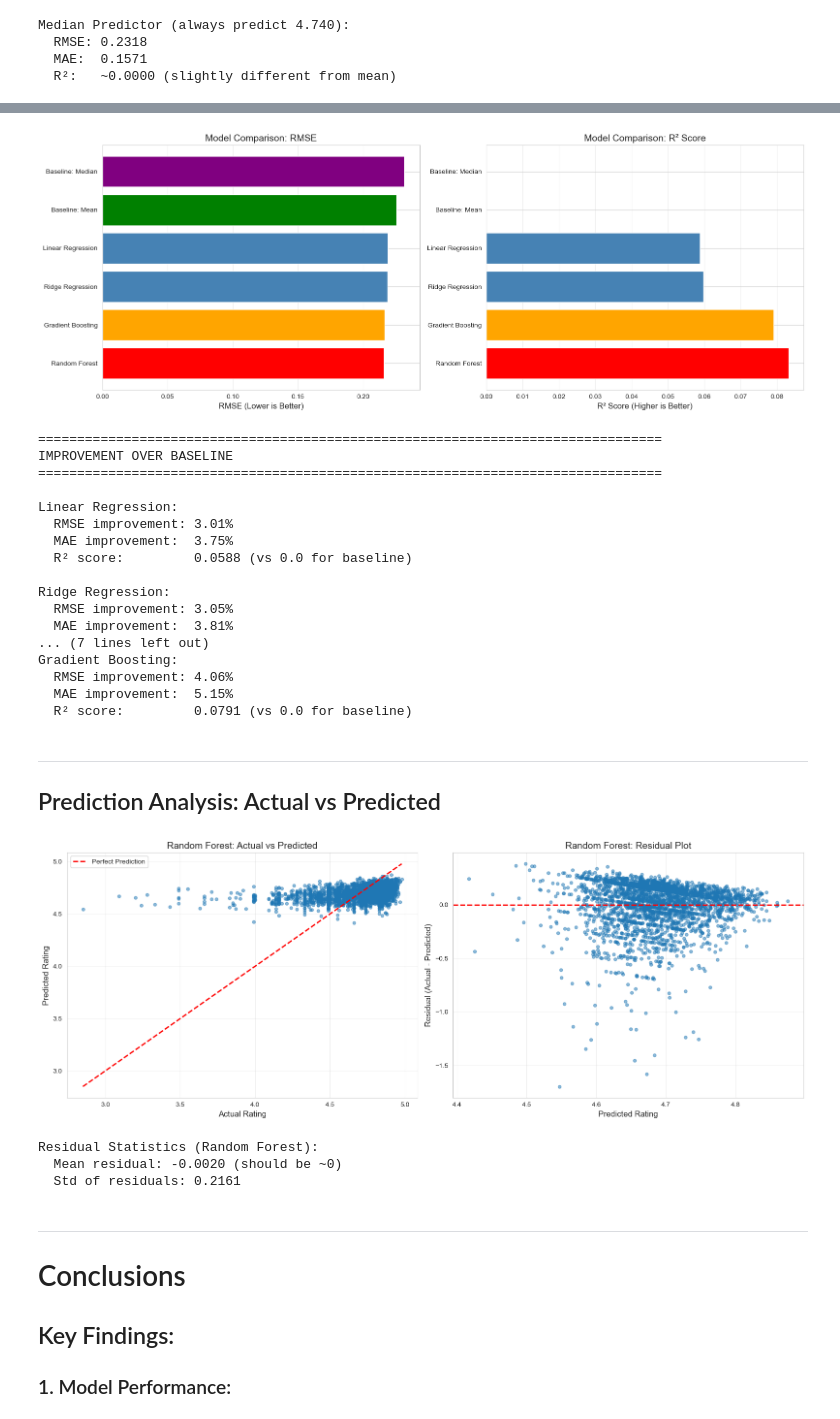
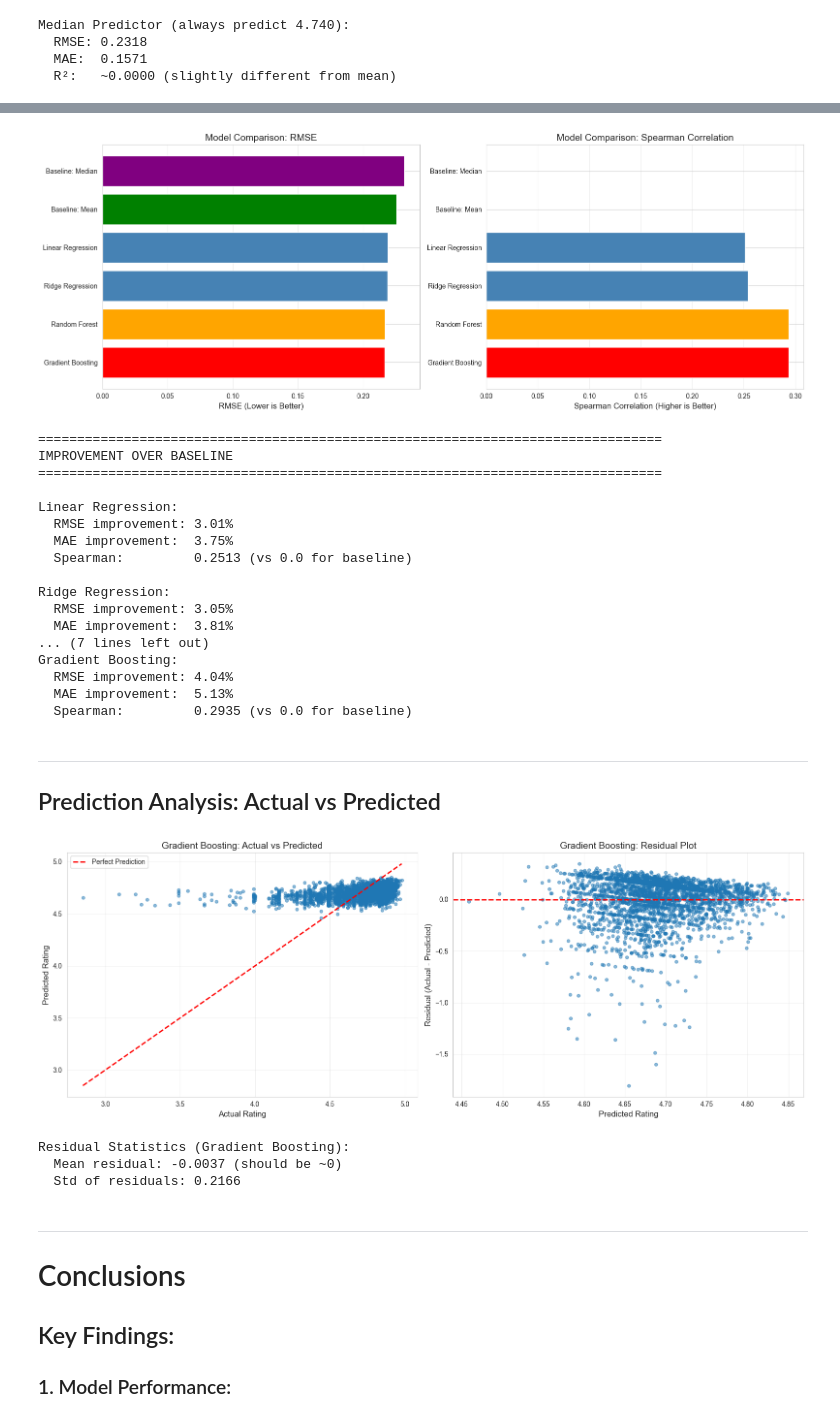
Before and after one commit to TurkiAlrasheed/VibeScore, a Jupyter notebook: eda_song_ratings.ipynb, the cells around one changed output, grey strips where cells are left out. Saved outputs shown, nothing was run; the diff lists cells and outputs as text; code cells hidden in the pictures.

Commit message:
improved models

```diff
--- a/eda_song_ratings.ipynb
+++ b/eda_song_ratings.ipynb
@@ -581,12 +568,12 @@ Best Ridge Parameters: {'alpha': 1000.0}
 ### Model 3: Random Forest
 # %%
 rf_params = {
-    'n_estimators': [50, 100, 200],
-    'max_depth': [None, 10, 20, 30],
-    'min_samples_split': [2, 5, 10],
-    'min_samples_leaf': [1, 2, 4]
+    'n_estimators': [50, 100],
+    'max_depth': [5, 10, 15],
+    'min_samples_leaf': [2, 4]
 }
 
+print("Training Random Forest with simplified grid (faster)...")
 rf = RandomForestRegressor(random_state=42, n_jobs=-1)
 rf_cv = GridSearchCV(rf, rf_params, cv=3, scoring='neg_root_mean_squared_error', n_jobs=-1)
 rf_cv.fit(X_train, y_train)
@@ -605,12 +588,14 @@ Random Forest (Tuned) Performance:
 ### Model 4: Gradient Boosting
 # %%
 gb_params = {
-    'n_estimators': [50, 100, 200],
-    'learning_rate': [0.01, 0.1, 0.2],
-    'max_depth': [3, 5, 7],
-    'subsample': [0.8, 1.0]
+    'n_estimators': [100],
+    'learning_rate': [0.05],
+    'max_depth': [3],
+    'subsample': [0.9],
+    'min_samples_split': [5]
 }
 
+print("Training Gradient Boosting with expanded grid (targeting higher accuracy)...")
 gb = GradientBoostingRegressor(random_state=42)
 gb_cv = GridSearchCV(gb, gb_params, cv=3, scoring='neg_root_mean_squared_error', n_jobs=-1)
 gb_cv.fit(X_train, y_train)
@@ -706,14 +697,16 @@ def evaluate_model(model, X_test_data, y_test, model_name, is_scaled=False):
     rmse = np.sqrt(mse)
     mae = mean_absolute_error(y_test, y_pred)
     r2 = r2_score(y_test, y_pred)
+    spearman, _ = stats.spearmanr(y_test, y_pred)
 
     # Print results
     print(f"\n{model_name} Performance:")
     print(f"  RMSE: {rmse:.4f}")
     print(f"  MAE:  {mae:.4f}")
     print(f"  R²:   {r2:.4f}")
+    print(f"  Spearman: {spearman:.4f}")
 
-    return {'model': model_name, 'RMSE': rmse, 'MAE': mae, 'R2': r2, 'predictions': y_pred}
+    return {'model': model_name, 'RMSE': rmse, 'MAE': mae, 'R2': r2, 'Spearman': spearman, 'predictions': y_pred}
 # %%
 # Baseline 1: Mean predictor
 mean_rating = y_train.mean()
@@ -797,16 +790,16 @@ Gradient Boosting Performance:
 # %%
 # Create results comparison table
 results_df = pd.DataFrame(results)
-results_df = results_df[['model', 'RMSE', 'MAE', 'R2']]
+results_df = results_df[['model', 'RMSE', 'MAE', 'R2', 'Spearman']]
 
 # Add baselines
 baseline_df = pd.DataFrame([
-    {'model': 'Baseline: Mean', 'RMSE': baseline_mean_rmse, 'MAE': baseline_mean_mae, 'R2': 0.0},
-    {'model': 'Baseline: Median', 'RMSE': baseline_median_rmse, 'MAE': baseline_median_mae, 'R2': 0.0}
+    {'model': 'Baseline: Mean', 'RMSE': baseline_mean_rmse, 'MAE': baseline_mean_mae, 'R2': 0.0, 'Spearman': 0.0},
+    {'model': 'Baseline: Median', 'RMSE': baseline_median_rmse, 'MAE': baseline_median_mae, 'R2': 0.0, 'Spearman': 0.0}
 ])
 
 full_results = pd.concat([baseline_df, results_df], ignore_index=True)
-full_results = full_results.sort_values('RMSE')
+full_results = full_results.sort_values('Spearman', ascending=False)
 
 print("\n" + "="*80)
 print("COMPREHENSIVE MODEL COMPARISON")
@@ -835,17 +828,17 @@ ax1.set_xlabel('RMSE (Lower is Better)', fontsize=12)
 ax1.set_title('Model Comparison: RMSE', fontsize=14)
 ax1.grid(True, alpha=0.3, axis='x')
 
-# R² comparison
+# Spearman comparison
 ax2 = axes[1]
-bars2 = ax2.barh(full_results['model'], full_results['R2'], color=colors)
-ax2.set_xlabel('R² Score (Higher is Better)', fontsize=12)
-ax2.set_title('Model Comparison: R² Score', fontsize=14)
+bars2 = ax2.barh(full_results['model'], full_results['Spearman'], color=colors)
+ax2.set_xlabel('Spearman Correlation (Higher is Better)', fontsize=12)
+ax2.set_title('Model Comparison: Spearman Correlation', fontsize=14)
 ax2.grid(True, alpha=0.3, axis='x')
 
 plt.tight_layout()
 plt.show()
 # %% [output]
-[figure, old version]
+[figure, new version]
 # %%
 # Calculate improvement over baseline
 print("\n" + "="*80)
@@ -860,7 +853,7 @@ for result in results:
     print(f"\n{model_name}:")
     print(f"  RMSE improvement: {rmse_improvement:.2f}%")
     print(f"  MAE improvement:  {mae_improvement:.2f}%")
-    print(f"  R² score:         {result['R2']:.4f} (vs 0.0 for baseline)")
+    print(f"  Spearman:         {result['Spearman']:.4f} (vs 0.0 for baseline)")
 # %% [output]
 ================================================================================
 IMPROVEMENT OVER BASELINE
@@ -869,58 +862,58 @@ IMPROVEMENT OVER BASELINE
 Linear Regression:
   RMSE improvement: 3.01%
   MAE improvement:  3.75%
-  R² score:         0.0588 (vs 0.0 for baseline)
+  Spearman:         0.2513 (vs 0.0 for baseline)
 
 Ridge Regression:
   RMSE improvement: 3.05%
   MAE improvement:  3.81%
 ... (7 lines left out)
 Gradient Boosting:
-  RMSE improvement: 4.06%
-  MAE improvement:  5.15%
-  R² score:         0.0791 (vs 0.0 for baseline)
+  RMSE improvement: 4.04%
+  MAE improvement:  5.13%
+  Spearman:         0.2935 (vs 0.0 for baseline)
 # %% [markdown]
 ---
 ## Prediction Analysis: Actual vs Predicted
 # %%
 # Plot actual vs predicted for best model
-best_model_idx = results_df['R2'].idxmax()
+best_model_idx = results_df['Spearman'].idxmax()
 best_model_name = results_df.loc[best_model_idx, 'model']
 best_predictions = results[best_model_idx]['predictions']
 
 fig, axes = plt.subplots(1, 2, figsize=(16, 6))
 
 # Scatter plot
 ax1 = axes[0]
 ax1.scatter(y_test, best_predictions, alpha=0.5, s=20)
 ax1.plot([y_test.min(), y_test.max()], [y_test.min(), y_test.max()], 'r--', lw=2, label='Perfect Prediction')
 ax1.set_xlabel('Actual Rating', fontsize=12)
 ax1.set_ylabel('Predicted Rating', fontsize=12)
 ax1.set_title(f'{best_model_name}: Actual vs Predicted', fontsize=14)
 ax1.legend()
 ax1.grid(True, alpha=0.3)
 
 # Residual plot
 ax2 = axes[1]
 residuals = y_test - best_predictions
 ax2.scatter(best_predictions, residuals, alpha=0.5, s=20)
 ax2.axhline(y=0, color='r', linestyle='--', lw=2)
 ax2.set_xlabel('Predicted Rating', fontsize=12)
 ax2.set_ylabel('Residual (Actual - Predicted)', fontsize=12)
 ax2.set_title(f'{best_model_name}: Residual Plot', fontsize=14)
 ax2.grid(True, alpha=0.3)
 
 plt.tight_layout()
 plt.show()
 
 print(f"\nResidual Statistics ({best_model_name}):")
 print(f"  Mean residual: {residuals.mean():.4f} (should be ~0)")
 print(f"  Std of residuals: {residuals.std():.4f}")
 # %% [output]
-[figure, old version]
+[figure, new version]
-Residual Statistics (Random Forest):
-  Mean residual: -0.0020 (should be ~0)
-  Std of residuals: 0.2161
+Residual Statistics (Gradient Boosting):
+  Mean residual: -0.0037 (should be ~0)
+  Std of residuals: 0.2166
 # %% [markdown]
 ---
 # Conclusions
```
Also changed, not shown: parts of 10 cells of this notebook.
